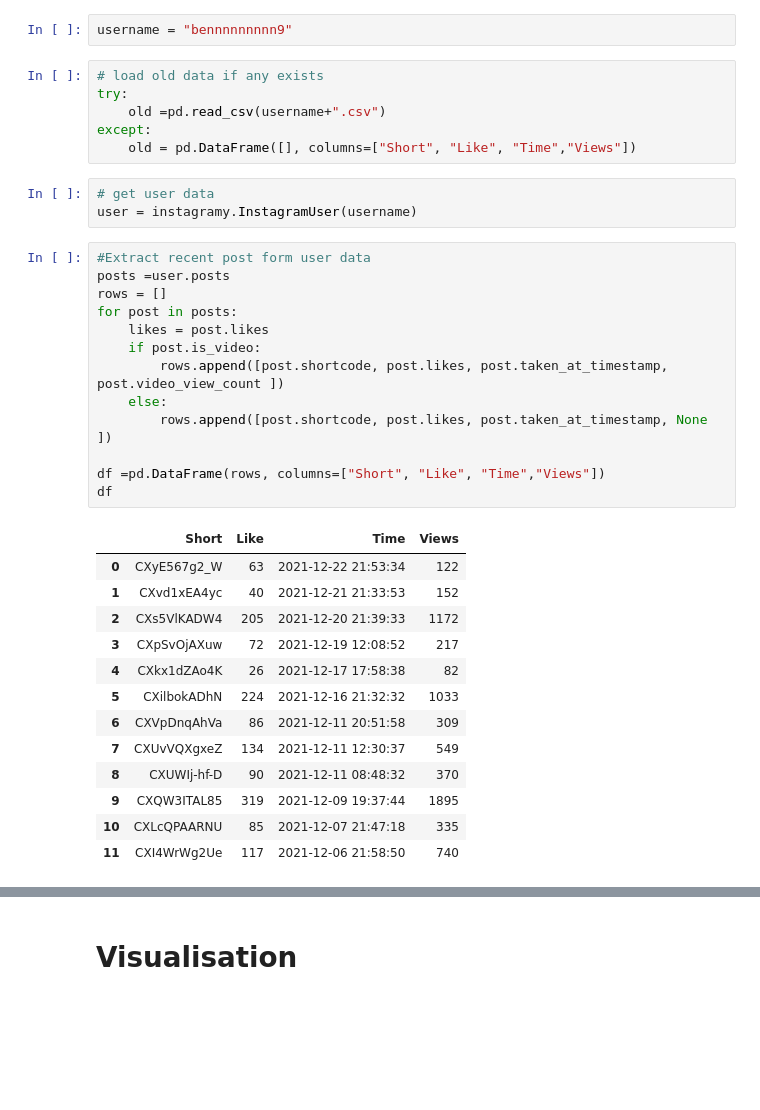
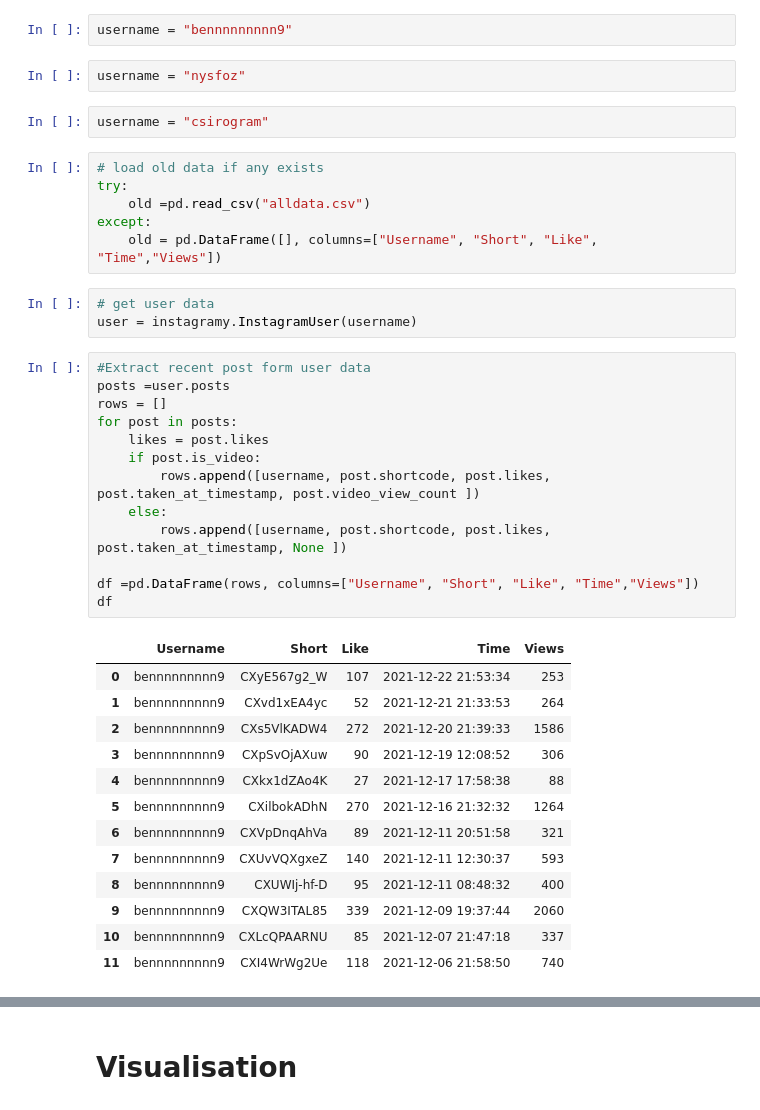
Before and after one commit to BenjaminBradshaw/insta, a Jupyter notebook: insta.ipynb, the cells around one changed output, grey strips where cells are left out. Drawn from its saved outputs; the diff is of its cells as text; blank space fills up the shorter version.

Commit message:
Shifted to a single data file not broken up by user name

```diff
--- a/insta.ipynb
+++ b/insta.ipynb
@@ -20,40 +20,44 @@ import instagramy
 import plotly.express as px
 # %%
 username = "bennnnnnnnn9"
+# %%
+username = "nysfoz"
+# %%
+username = "csirogram"
 # %%
 # load old data if any exists
 try:
-    old =pd.read_csv(username+".csv")
+    old =pd.read_csv("alldata.csv")
 except:
-    old = pd.DataFrame([], columns=["Short", "Like", "Time","Views"])
+    old = pd.DataFrame([], columns=["Username", "Short", "Like", "Time","Views"])
 # %%
 # get user data
 user = instagramy.InstagramUser(username)
 # %%
 #Extract recent post form user data
 posts =user.posts
 rows = []
 for post in posts:
     likes = post.likes
     if post.is_video:
-        rows.append([post.shortcode, post.likes, post.taken_at_timestamp, post.video_view_count ])
+        rows.append([username, post.shortcode, post.likes, post.taken_at_timestamp, post.video_view_count ])
     else:
-        rows.append([post.shortcode, post.likes, post.taken_at_timestamp, None ])
+        rows.append([username, post.shortcode, post.likes, post.taken_at_timestamp, None ])
 
-df =pd.DataFrame(rows, columns=["Short", "Like", "Time","Views"])
+df =pd.DataFrame(rows, columns=["Username", "Short", "Like", "Time","Views"])
 df
 # %% [output]
-|  | Short | Like | Time | Views |
-| 0 | CXyE567g2_W | 63 | 2021-12-22 21:53:34 | 122 |
-| 1 | CXvd1xEA4yc | 40 | 2021-12-21 21:33:53 | 152 |
-| 2 | CXs5VlKADW4 | 205 | 2021-12-20 21:39:33 | 1172 |
-| 3 | CXpSvOjAXuw | 72 | 2021-12-19 12:08:52 | 217 |
-| 4 | CXkx1dZAo4K | 26 | 2021-12-17 17:58:38 | 82 |
-| 5 | CXilbokADhN | 224 | 2021-12-16 21:32:32 | 1033 |
-| 6 | CXVpDnqAhVa | 86 | 2021-12-11 20:51:58 | 309 |
-| 7 | CXUvVQXgxeZ | 134 | 2021-12-11 12:30:37 | 549 |
-| 8 | CXUWIj-hf-D | 90 | 2021-12-11 08:48:32 | 370 |
-| 9 | CXQW3ITAL85 | 319 | 2021-12-09 19:37:44 | 1895 |
-| 10 | CXLcQPAARNU | 85 | 2021-12-07 21:47:18 | 335 |
-| 11 | CXI4WrWg2Ue | 117 | 2021-12-06 21:58:50 | 740 |
+|  | Username | Short | Like | Time | Views |
+| 0 | bennnnnnnnn9 | CXyE567g2_W | 107 | 2021-12-22 21:53:34 | 253 |
+| 1 | bennnnnnnnn9 | CXvd1xEA4yc | 52 | 2021-12-21 21:33:53 | 264 |
+| 2 | bennnnnnnnn9 | CXs5VlKADW4 | 272 | 2021-12-20 21:39:33 | 1586 |
+| 3 | bennnnnnnnn9 | CXpSvOjAXuw | 90 | 2021-12-19 12:08:52 | 306 |
+| 4 | bennnnnnnnn9 | CXkx1dZAo4K | 27 | 2021-12-17 17:58:38 | 88 |
+| 5 | bennnnnnnnn9 | CXilbokADhN | 270 | 2021-12-16 21:32:32 | 1264 |
+| 6 | bennnnnnnnn9 | CXVpDnqAhVa | 89 | 2021-12-11 20:51:58 | 321 |
+| 7 | bennnnnnnnn9 | CXUvVQXgxeZ | 140 | 2021-12-11 12:30:37 | 593 |
+| 8 | bennnnnnnnn9 | CXUWIj-hf-D | 95 | 2021-12-11 08:48:32 | 400 |
+| 9 | bennnnnnnnn9 | CXQW3ITAL85 | 339 | 2021-12-09 19:37:44 | 2060 |
+| 10 | bennnnnnnnn9 | CXLcQPAARNU | 85 | 2021-12-07 21:47:18 | 337 |
+| 11 | bennnnnnnnn9 | CXI4WrWg2Ue | 118 | 2021-12-06 21:58:50 | 740 |
 # %%
```
Also changed, not shown: parts of 6 cells of this notebook, 1 other file.
